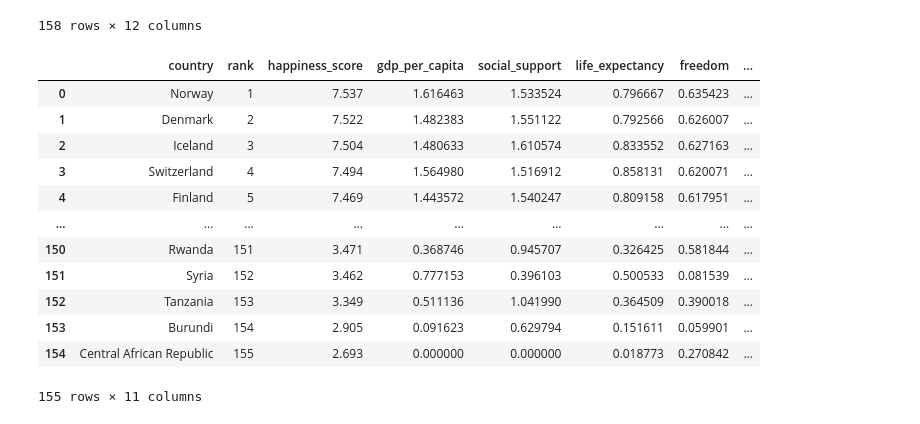
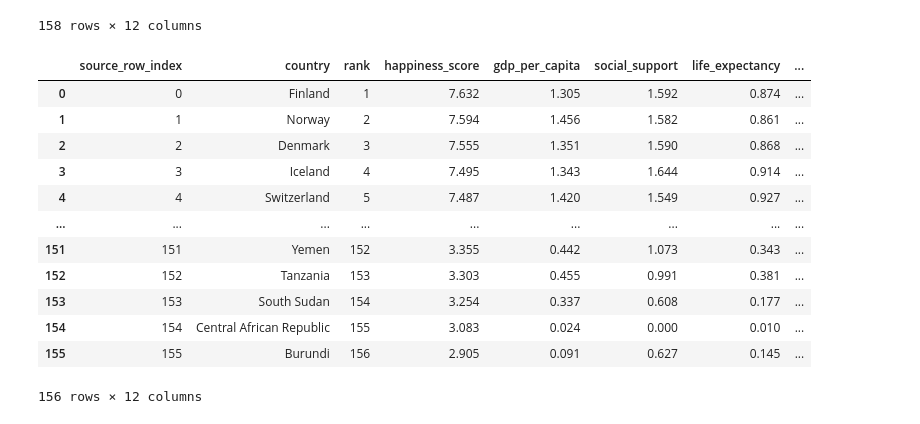
Before and after one commit to IR-test123/world-happiness-analysis, a Jupyter notebook: notebooks/01_exploration.ipynb, the cells around one changed output. Cells and saved outputs as stored; diff of their text form; code cells hidden in the pictures.

```diff
--- a/notebooks/01_exploration.ipynb
+++ b/notebooks/01_exploration.ipynb
@@ -61,17 +4,6 @@ import warnings
 warnings.simplefilter(action="ignore", category=FutureWarning)
 # %%
 import pandas as pd
-# %%
-import sys
-from pathlib import Path
-
-sys.path.append(str(Path().resolve().parent))
-
-BASE_DIR = Path("../")
-DATA_DIR = BASE_DIR / "data"
-RAW_DATA_PATH = DATA_DIR / "raw"
-PROCESSED_DATA_PATH = DATA_DIR / "processed"
-OUTPUT_FILE_FULL_PATH = PROCESSED_DATA_PATH / "combined_years.csv"
 # %%
 # Section 1 — Load Data
 from src.data_loader import load_all_csvs
@@ -145,29 +29,34 @@ COLUMN_MAPPING = {
 # %%
+# Section 2 — Clean Data
+
+#define dictionary for column name normalization. Based on predefined data of 2015-2019.
+
+from src.config import COLUMN_MAPPING, COLUMNS_TO_KEEP, COL_FILE_ID, COL_SOURCE_ROW
+
 # clean the names of all data frame columns so it can be worked with
 # standardize the data frame according to column mapping and filter out unusuable ones.
 # add file ID column to each so source can be identified after unification to one data frame.
 
-from src.data_cleaner import normalize_columns, standardize_df
+from src.data_cleaner import standardize_df
 
 for data_set_name in dfs:
-  dfs[data_set_name] = standardize_df(dfs[data_set_name], data_set_name, COLUMN_MAPPING)
-  # TODO - add the original line number of the file as another column - to make debug easy later on
+  dfs[data_set_name] = standardize_df(dfs[data_set_name], data_set_name, COLUMN_MAPPING, COLUMNS_TO_KEEP, COL_SOURCE_ROW, COL_FILE_ID)
 # %%
-dfs['2017']
+dfs['2018']
 # %% [output]
-|  | country | rank | happiness_score | gdp_per_capita | social_support | life_expectancy | freedom | ... |
-| 0 | Norway | 1 | 7.537 | 1.616463 | 1.533524 | 0.796667 | 0.635423 | ... |
-| 1 | Denmark | 2 | 7.522 | 1.482383 | 1.551122 | 0.792566 | 0.626007 | ... |
-| 2 | Iceland | 3 | 7.504 | 1.480633 | 1.610574 | 0.833552 | 0.627163 | ... |
-| 3 | Switzerland | 4 | 7.494 | 1.564980 | 1.516912 | 0.858131 | 0.620071 | ... |
-| 4 | Finland | 5 | 7.469 | 1.443572 | 1.540247 | 0.809158 | 0.617951 | ... |
+|  | source_row_index | country | rank | happiness_score | gdp_per_capita | social_support | life_expectancy | ... |
+| 0 | 0 | Finland | 1 | 7.632 | 1.305 | 1.592 | 0.874 | ... |
+| 1 | 1 | Norway | 2 | 7.594 | 1.456 | 1.582 | 0.861 | ... |
+| 2 | 2 | Denmark | 3 | 7.555 | 1.351 | 1.590 | 0.868 | ... |
+| 3 | 3 | Iceland | 4 | 7.495 | 1.343 | 1.644 | 0.914 | ... |
+| 4 | 4 | Switzerland | 5 | 7.487 | 1.420 | 1.549 | 0.927 | ... |
 | ... | ... | ... | ... | ... | ... | ... | ... | ... |
-| 150 | Rwanda | 151 | 3.471 | 0.368746 | 0.945707 | 0.326425 | 0.581844 | ... |
-| 151 | Syria | 152 | 3.462 | 0.777153 | 0.396103 | 0.500533 | 0.081539 | ... |
-| 152 | Tanzania | 153 | 3.349 | 0.511136 | 1.041990 | 0.364509 | 0.390018 | ... |
-| 153 | Burundi | 154 | 2.905 | 0.091623 | 0.629794 | 0.151611 | 0.059901 | ... |
-| 154 | Central African Republic | 155 | 2.693 | 0.000000 | 0.000000 | 0.018773 | 0.270842 | ... |
+| 151 | 151 | Yemen | 152 | 3.355 | 0.442 | 1.073 | 0.343 | ... |
+| 152 | 152 | Tanzania | 153 | 3.303 | 0.455 | 0.991 | 0.381 | ... |
+| 153 | 153 | South Sudan | 154 | 3.254 | 0.337 | 0.608 | 0.177 | ... |
+| 154 | 154 | Central African Republic | 155 | 3.083 | 0.024 | 0.000 | 0.010 | ... |
+| 155 | 155 | Burundi | 156 | 2.905 | 0.091 | 0.627 | 0.145 | ... |
-155 rows × 11 columns
+156 rows × 12 columns
 # %%
 # unify all data frames to one data frame containing all data
 
```
Also changed, not shown: parts of 11 cells of this notebook, 7 other files.
